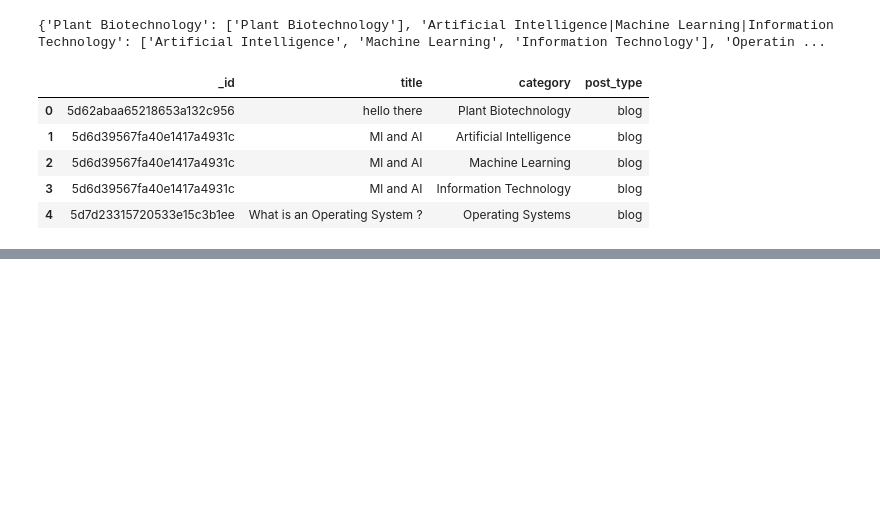
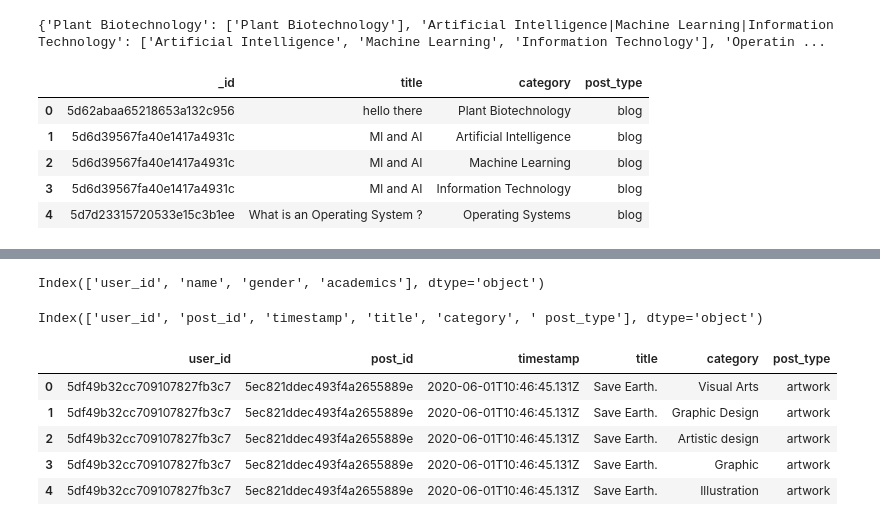
Before and after one commit to Nikolay-KY/big_data_02_24, a Jupyter notebook: day_11.ipynb, the cells around one changed output, grey strips where cells are left out. Cells and saved outputs as stored; diff of their text form; code cells hidden in the pictures; blank space fills up the shorter version.

```diff
--- a/day_11.ipynb
+++ b/day_11.ipynb
@@ -183,0 +196,2 @@ post1.head()
+# %%
+post1.rename(columns={"_id":"post_id"}, inplace=True)
@@ -183,0 +200,19 @@ post1.head()
+# %%
+user.columns
+# %% [output]
+Index(['user_id', 'name', 'gender', 'academics'], dtype='object')
+# %%
+main = pd.merge(view, post1, on="post_id", how='inner')
+# %%
+main.columns
+# %% [output]
+Index(['user_id', 'post_id', 'timestamp', 'title', 'category', ' post_type'], dtype='object')
+# %%
+main.head()
+# %% [output]
+|  | user_id | post_id | timestamp | title | category | post_type |
+| 0 | 5df49b32cc709107827fb3c7 | 5ec821ddec493f4a2655889e | 2020-06-01T10:46:45.131Z | Save Earth. | Visual Arts | artwork |
+| 1 | 5df49b32cc709107827fb3c7 | 5ec821ddec493f4a2655889e | 2020-06-01T10:46:45.131Z | Save Earth. | Graphic Design | artwork |
+| 2 | 5df49b32cc709107827fb3c7 | 5ec821ddec493f4a2655889e | 2020-06-01T10:46:45.131Z | Save Earth. | Artistic design | artwork |
+| 3 | 5df49b32cc709107827fb3c7 | 5ec821ddec493f4a2655889e | 2020-06-01T10:46:45.131Z | Save Earth. | Graphic | artwork |
+| 4 | 5df49b32cc709107827fb3c7 | 5ec821ddec493f4a2655889e | 2020-06-01T10:46:45.131Z | Save Earth. | Illustration | artwork |
```
Also changed, not shown: parts of 26 cells of this notebook, 1 other file.
